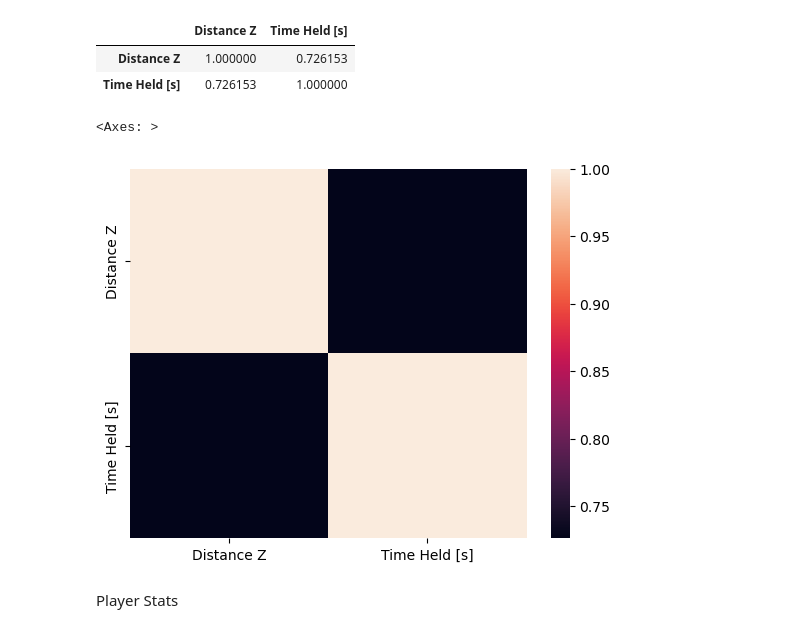
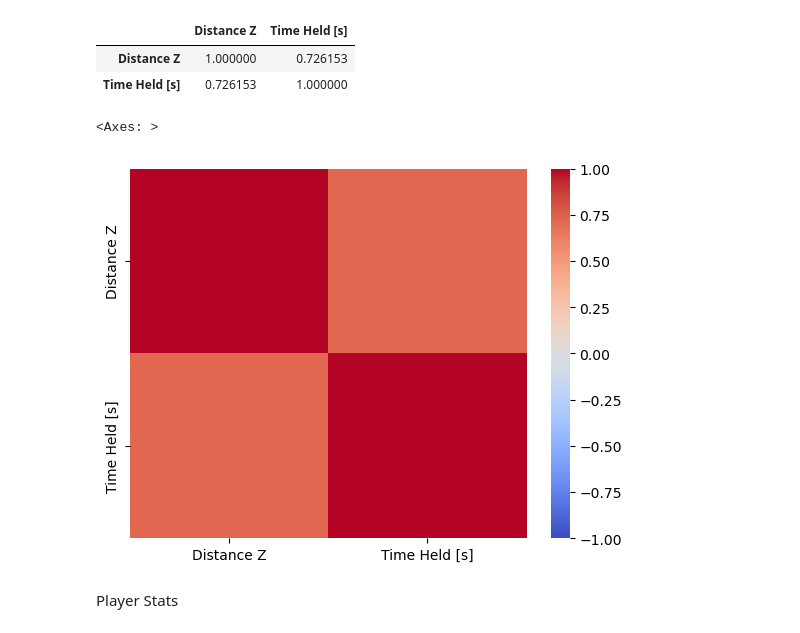
Before and after one commit to lnyousif/Football101, a Jupyter notebook: Sean Notebook.ipynb, the cells around one changed output. Drawn from its saved outputs; the diff is of its cells as text; code cells hidden in the pictures.

```diff
--- a/Sean Notebook.ipynb
+++ b/Sean Notebook.ipynb
@@ -327,10 +333,10 @@ sample_game_1_events[["Distance Z", "Time Held [s]"]].corr()
 | Distance Z | 1.000000 | 0.726153 |
 | Time Held [s] | 0.726153 | 1.000000 |
 # %%
-sns.heatmap(sample_game_1_events[["Distance Z", "Time Held [s]"]].corr())
+sns.heatmap(sample_game_1_events[["Distance Z", "Time Held [s]"]].corr(), cmap = 'coolwarm', vmin=-1, vmax=1)
 # %% [output]
 <Axes: >
-[figure, old version]
+[figure, new version]
 # %% [markdown]
 Player Stats
 # %%
```
Also changed, not shown: parts of 18 cells of this notebook.
